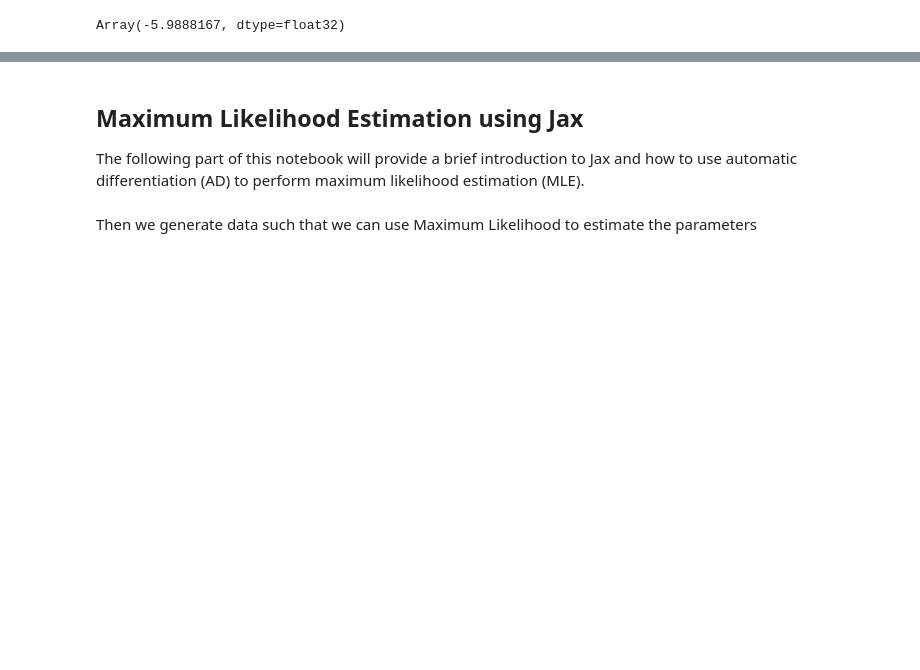
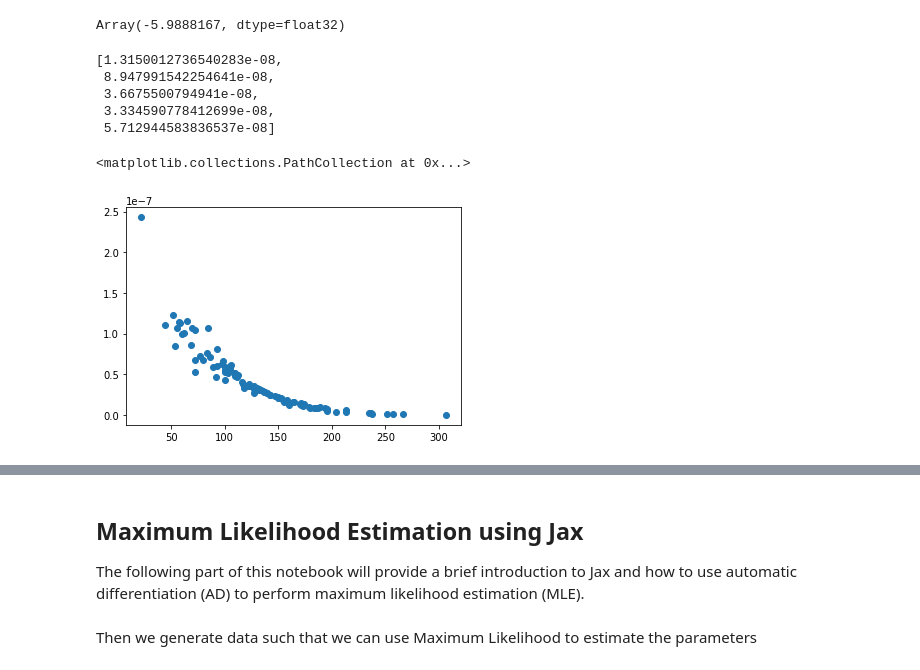
Before and after one commit to tee-udon/chromatin-ensemble-refinement, a Jupyter notebook: scripts/jaxTutorial.ipynb, the cells around one changed output, grey strips where cells are left out. Drawn from its saved outputs; the diff is of its cells as text; code cells hidden in the pictures; blank space fills up the shorter version.

```diff
--- a/scripts/jaxTutorial.ipynb
+++ b/scripts/jaxTutorial.ipynb
@@ -211,16 +224,16 @@ def calculate_gaussian_chain_conformation_prob(gaussian_polymer_chain):
     -----
     """
     # Calculate square end-to-end distance of this gaussian chain
-    end_to_end_distance_sq = jnp.sum((gaussian_polymer_chain[0, :] - gaussian_polymer_chain[-1, :])**2)
+    end_to_end_distance_sq = np.sum((gaussian_polymer_chain[0, :] - gaussian_polymer_chain[-1, :])**2)
 
     # Calculate Kuhn length or average bond length of this gaussian chain
-    mean_bond_length = jnp.mean(jnp.sum(jnp.diff(gaussian_polymer_chain, n=1, axis=0)**2, 1))
+    mean_bond_length = np.mean(np.sqrt(np.sum(np.diff(gaussian_polymer_chain, n=1, axis=0)**2, 1)))
 
     # Calculate the number of monomers in this polymer chain
     num_monomers = gaussian_polymer_chain.shape[0]
 
     # Calculate probability according to the theory note
-    prob = ((3/(2*np.pi*num_monomers*mean_bond_length**2)) ** 1.5) * jnp.exp(-3*end_to_end_distance_sq/(2*num_monomers*mean_bond_length**2))
+    prob = ((3/(2*np.pi*num_monomers*mean_bond_length**2)) ** 1.5) * np.exp(-3*end_to_end_distance_sq/(2*num_monomers*mean_bond_length**2))
 
     return prob
 # %%
@@ -503,3 +668,20 @@ visualize_polymer(chain)
 nll_empirical
 # %% [output]
 Array(-5.9888167, dtype=float32)
+# %%
+prior_list = [calculate_gaussian_chain_conformation_prob(poly) for poly in simulated_chain_list]
+# %%
+end_to_end_dist_list = [calculate_end_to_end_distance(poly) for poly in simulated_chain_list]
+# %%
+prior_list[:5]
+# %% [output]
+[1.3150012736540283e-08,
+ 8.947991542254641e-08,
+ 3.6675500794941e-08,
+ 3.334590778412699e-08,
+ 5.712944583836537e-08]
+# %%
+plt.scatter(end_to_end_dist_list, prior_list)
+# %% [output]
+<matplotlib.collections.PathCollection at 0x...>
+[figure, added]
```
Also changed, not shown: parts of 42 cells of this notebook.
